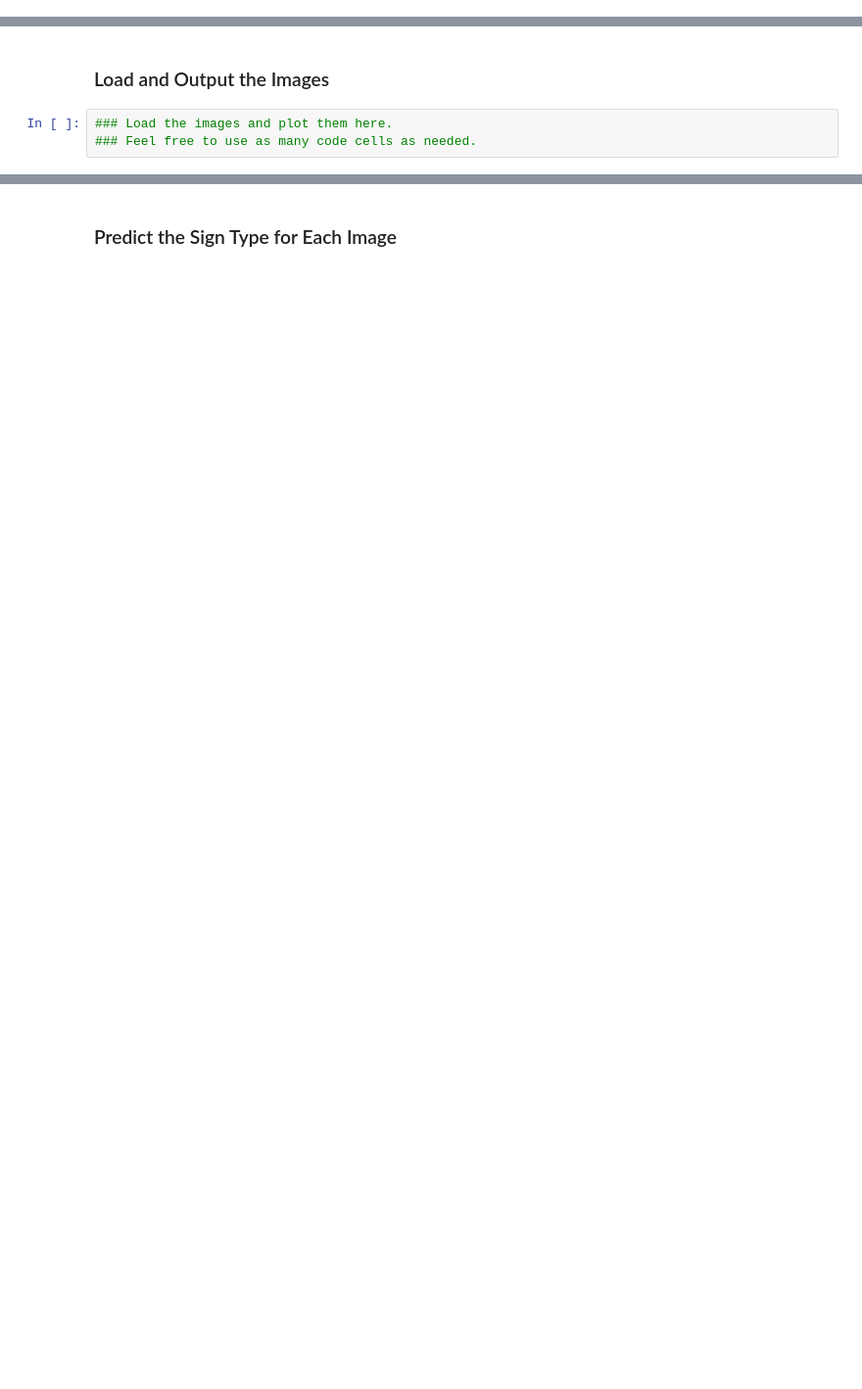
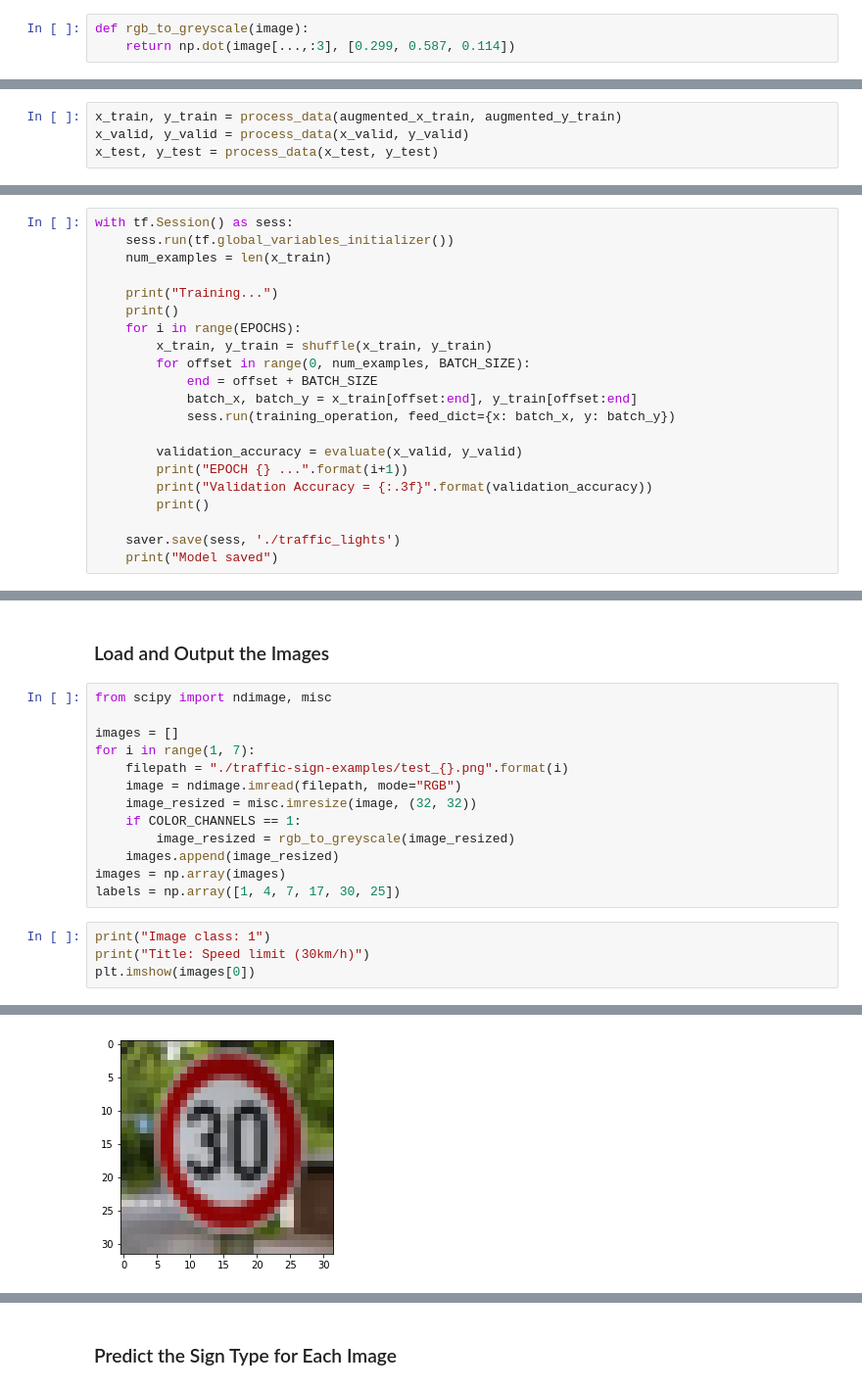
Before and after one commit to mikebarile/Traffic-Signs, a Jupyter notebook: Traffic_Sign_Classifier.ipynb, the cells around one changed output, grey strips where cells are left out. Shown at 98% size. Cells and saved outputs as stored; diff of their text form; blank space fills up the shorter version.

Commit message:
Initial commit

```diff
--- a/Traffic_Sign_Classifier.ipynb
+++ b/Traffic_Sign_Classifier.ipynb
@@ -109,0 +132,3 @@ Use the code cell (or multiple code cells, if necessary) to implement the first
+# %%
+def rgb_to_greyscale(image):
+    return np.dot(image[...,:3], [0.299, 0.587, 0.114])
@@ -110,2 +144,6 @@ Use the code cell (or multiple code cells, if necessary) to implement the first
+# %%
+x_train, y_train = process_data(augmented_x_train, augmented_y_train)
+x_valid, y_valid = process_data(x_valid, y_valid)
+x_test, y_test = process_data(x_test, y_test)
 # %% [markdown]
 ### Model Architecture
@@ -133,0 +221,21 @@ You may find `signnames.csv` useful as it contains mappings from the class id (i
+# %%
+with tf.Session() as sess:
+    sess.run(tf.global_variables_initializer())
+    num_examples = len(x_train)
+
+    print("Training...")
+    print()
+    for i in range(EPOCHS):
+        x_train, y_train = shuffle(x_train, y_train)
+        for offset in range(0, num_examples, BATCH_SIZE):
+            end = offset + BATCH_SIZE
+            batch_x, batch_y = x_train[offset:end], y_train[offset:end]
+            sess.run(training_operation, feed_dict={x: batch_x, y: batch_y})
+
+        validation_accuracy = evaluate(x_valid, y_valid)
+        print("EPOCH {} ...".format(i+1))
+        print("Validation Accuracy = {:.3f}".format(validation_accuracy))
+        print()
+
+    saver.save(sess, './traffic_lights')
+    print("Model saved")
@@ -134,5 +261,20 @@ You may find `signnames.csv` useful as it contains mappings from the class id (i
 # %% [markdown]
 ### Load and Output the Images
-# %%
-### Load the images and plot them here.
-### Feel free to use as many code cells as needed.
+# %%
+from scipy import ndimage, misc
+
+images = []
+for i in range(1, 7):
+    filepath = "./traffic-sign-examples/test_{}.png".format(i)
+    image = ndimage.imread(filepath, mode="RGB")
+    image_resized = misc.imresize(image, (32, 32))
+    if COLOR_CHANNELS == 1:
+        image_resized = rgb_to_greyscale(image_resized)
+    images.append(image_resized)
+images = np.array(images)
+labels = np.array([1, 4, 7, 17, 30, 25])
+# %%
+print("Image class: 1")
+print("Title: Speed limit (30km/h)")
+plt.imshow(images[0])
+# %% [output]
@@ -138,0 +284 @@ You may find `signnames.csv` useful as it contains mappings from the class id (i
+[figure, added]
```
Also changed, not shown: parts of 37 cells of this notebook, 15 other files.
